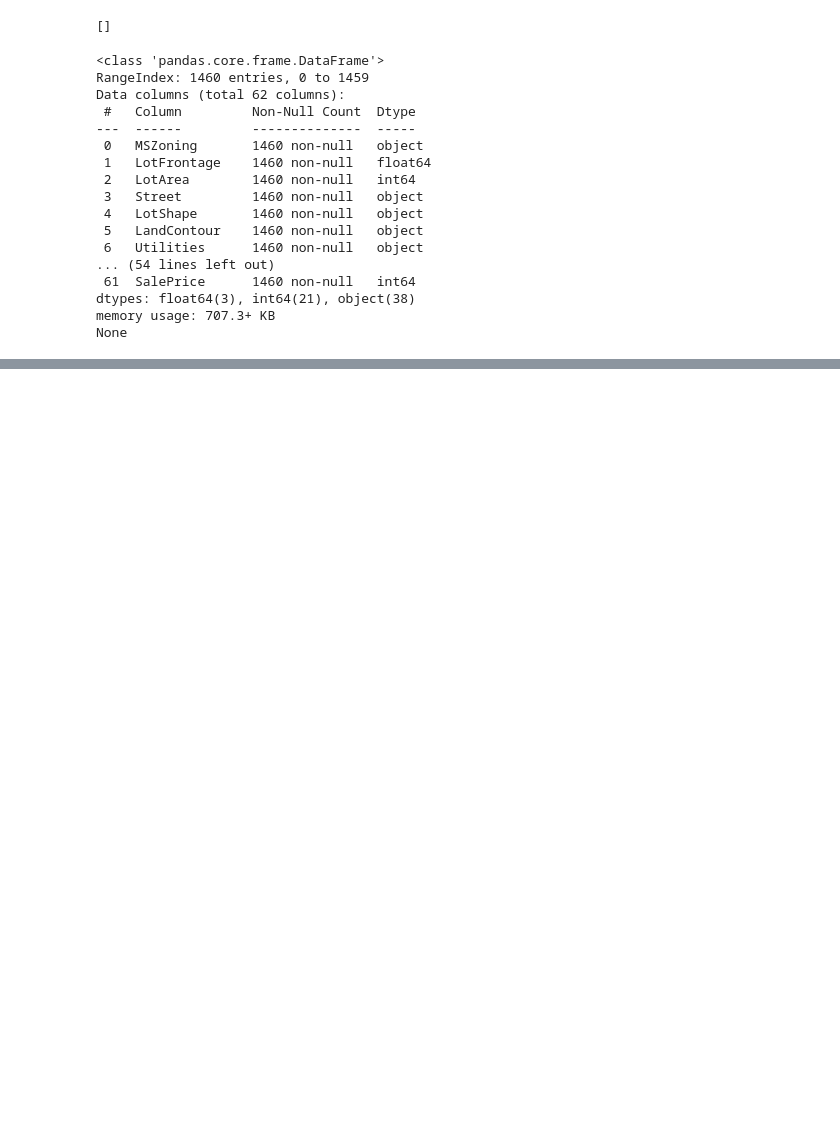
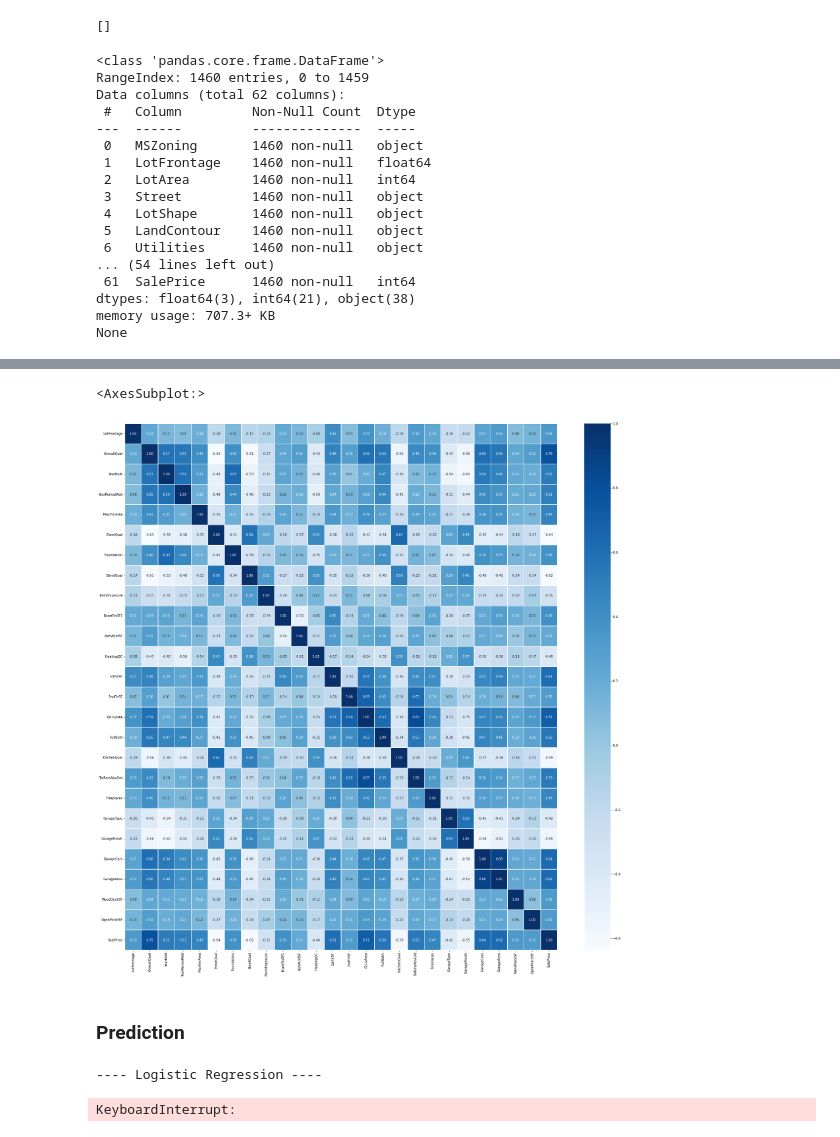
Before and after one commit to psrpsj/houseprice_prediction, a Jupyter notebook: houseprice_prediction.ipynb, the cells around one changed output, grey strips where cells are left out. Saved outputs shown, nothing was run; the diff lists cells and outputs as text; code cells hidden in the pictures; blank space fills up the shorter version.

Commit message:
finish data preprocessing

```diff
--- a/houseprice_prediction.ipynb
+++ b/houseprice_prediction.ipynb
@@ -950,0 +1005,8 @@ None
+# %%
+float_train = train.columns[train.dtypes == 'float64'].tolist()
+for t in float_train:
+    train[t] = train[t].astype("int64")
+# %%
+float_test = test.columns[test.dtypes == 'float64'].tolist()
+for f_t in float_test:
+    test[f_t] = test[f_t].astype("int64")
@@ -950,0 +1028,7 @@ None
+# %%
+o_train = train.columns[train.dtypes == 'object'].tolist()
+for o in o_train:
+    lb = preprocessing.LabelEncoder()
+    lb.fit(train[o])
+    train[o] = lb.transform(train[o])
+    test[o] = lb.transform(test[o])
@@ -950,0 +1038,19 @@ None
+# %%
+corr = ["MSZoning", "LotArea", "Street", "LotShape", "LandContour", "Utilities",
+"LotConfig", "LandSlope", "Neighborhood", "Condition1", "Condition2", "BldgType",
+"HouseStyle", "RoofStyle", "RoofMatl", "Exterior1st", "Exterior2nd", "MasVnrType",
+"ExterCond", "BsmtCond", "BsmtFinType1", "BsmtFinType2", "TotalBsmtSF",
+"Heating", "CentralAir", "Electrical", "BsmtFullBath", "HalfBath", "KitchenAbvGr",
+"Functional", "GarageYrBlt", "GarageQual", "GarageCond", "PavedDrive", "SaleType",
+"SaleCondition"]
+
+train = train.drop(corr, axis=1)
+test = test.drop(corr, axis=1)
+# %%
+plt.figure(figsize=(30,30))
+sb.heatmap(data=train.corr(), annot=True, fmt='.2f', linewidths=.5, cmap='Blues')
+# %% [output]
+<AxesSubplot:>
+[figure, added]
+# %% [markdown]
+### Prediction
@@ -950,0 +1073,41 @@ None
+# %%
+kfold = KFold(n_splits=20, shuffle=True, random_state=42)
+
+print("---- Logistic Regression ----")
+logis_k = LogisticRegression()
+logis_k_score = cross_val_score(logis_k, x_train, y_train, cv=kfold, n_jobs=1, scoring="RMSE")
+print(logis_k_score)
+print(f"Average logis_k score: {np.mean(logis_k_score)} \n")
+
+# print("---- Support Vector Machine ----")
+# svm_k = SVC()
+# svm_k_score = cross_val_score(svm_k, x_train, y_train, cv=kfold, n_jobs=1, scoring='accuracy')
+# print(svm_k_score)
+# print(f"Average svm_k score: {np.mean(svm_k_score)} \n")
+
+# print("---- K-Nerest Neighbor ----")
+# knn_k = KNeighborsClassifier(n_neighbors=5)
+# knn_k_score = cross_val_score(knn_k, x_train, y_train, cv=kfold, n_jobs=1, scoring="accuracy")
+# print(knn_k_score)
+# print(f"Average knn_k score: {np.mean(knn_k_score)} \n")
+
+# print("---- Decision Tree ----")
+# tree_k = DecisionTreeClassifier()
+# tree_k_score = cross_val_score(tree_k, x_train, y_train, cv=kfold, n_jobs=1, scoring="accuracy")
+# print(tree_k_score)
+# print(f"Average tree_k score: {np.mean(tree_k_score)} \n")
+
+# print("---- Random Forest ----")
+# forest_k = RandomForestClassifier()
+# forest_k_score = cross_val_score(forest_k, x_train, y_train, cv=kfold, n_jobs=1, scoring="accuracy")
+# print(forest_k_score)
+# print(f"Average forest_k score: {np.mean(forest_k_score)} \n")
+
+# print("---- Extra Tree Classifier ----")
+# et_k = ExtraTreesClassifier()
+# et_k_score = cross_val_score(et_k, x_train, y_train, cv=kfold, n_jobs=1, scoring='accuracy')
+# print(et_k_score)
+# print(f"Average et_k score: {np.mean(et_k_score)} \n")
+# %% [output]
+---- Logistic Regression ----
+KeyboardInterrupt:
```
Also changed, not shown: parts of 15 cells of this notebook.
